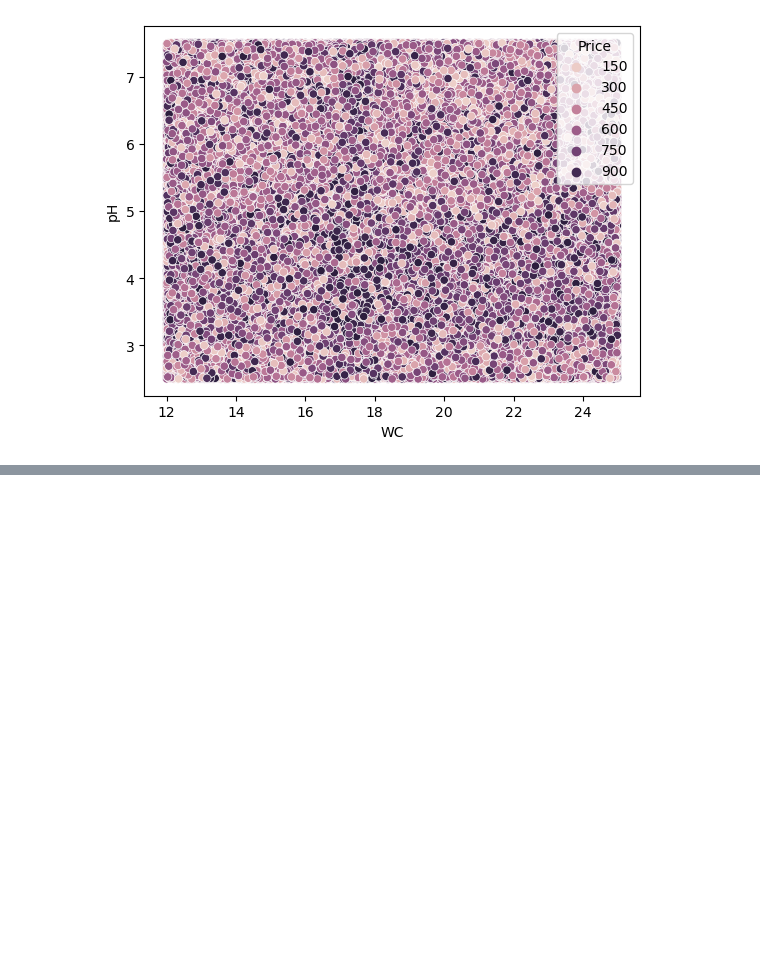
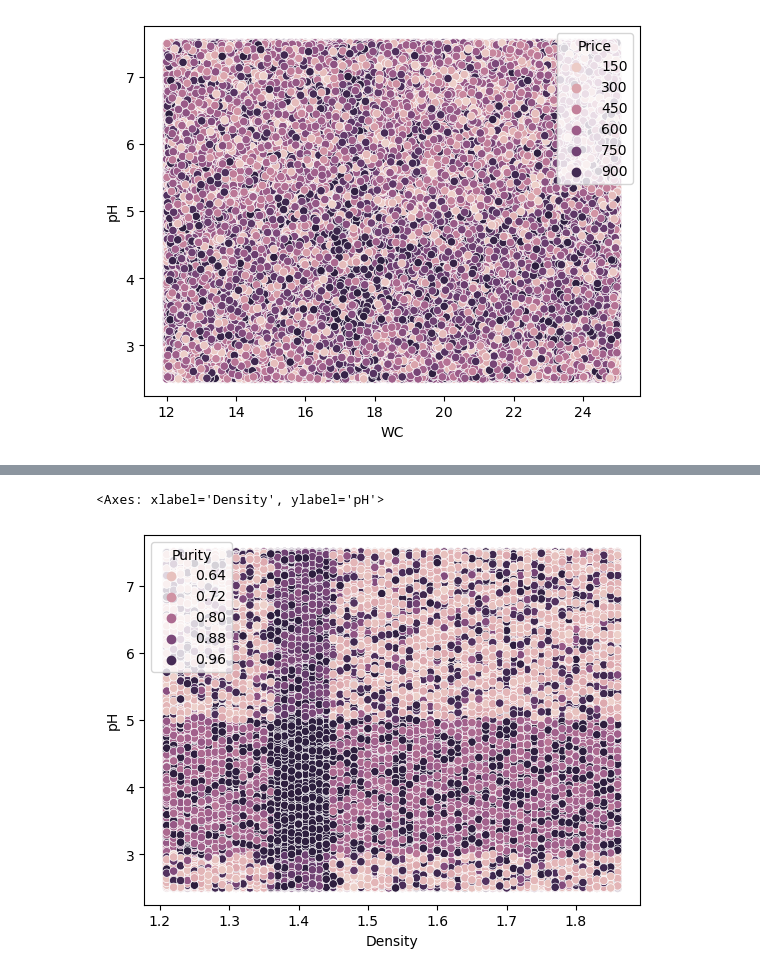
Before and after one commit to UARKHAWG/honeyInsights, a Jupyter notebook: eda.ipynb, the cells around one changed output, grey strips where cells are left out. Saved outputs shown, nothing was run; the diff lists cells and outputs as text; code cells hidden in the pictures; blank space fills up the shorter version.

```diff
--- a/eda.ipynb
+++ b/eda.ipynb
@@ -62,0 +98,5 @@ sns.scatterplot(data=df, x='WC', y='pH', hue='Price')
+# %%
+sns.scatterplot(data=df, x='Density', y='pH', hue='Purity')
+# %% [output]
+<Axes: xlabel='Density', ylabel='pH'>
+[figure, added]
```
Also changed, not shown: parts of 5 cells of this notebook.
